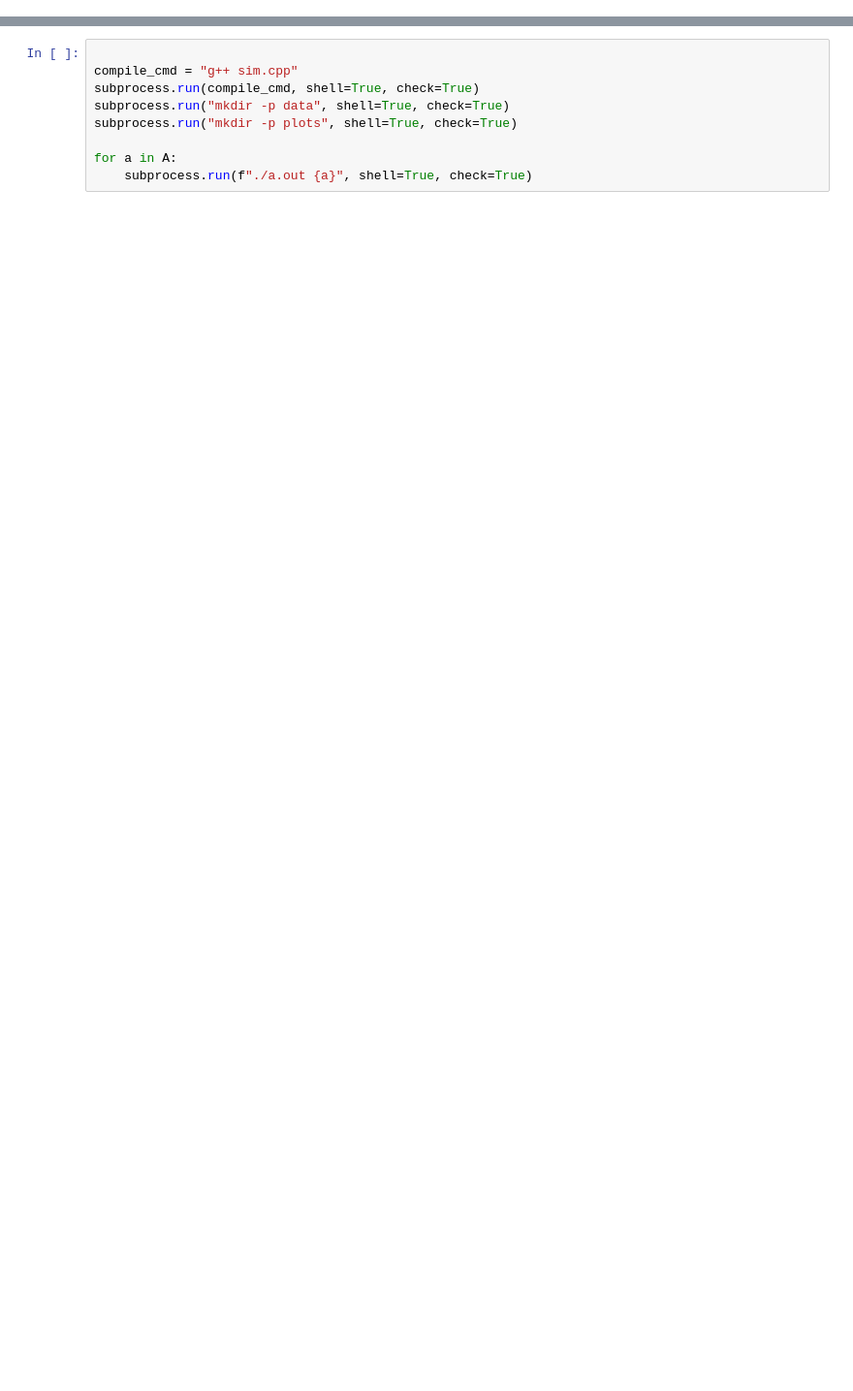
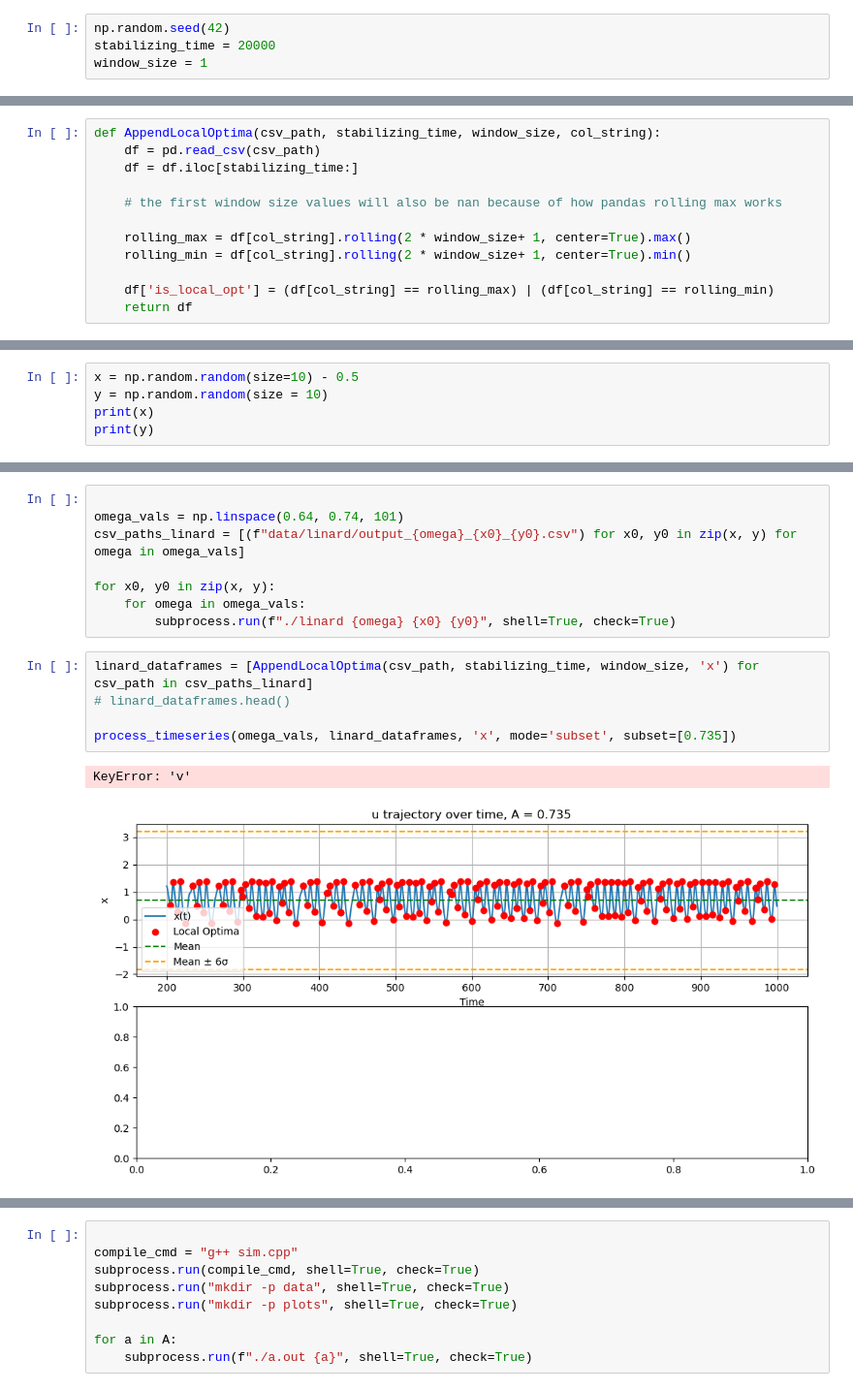
Before and after one commit to UberMayinch/Graph-Visibility, a Jupyter notebook: visualize.ipynb, the cells around one changed output, grey strips where cells are left out. Shown at 97% size. Drawn from its saved outputs; the diff is of its cells as text; blank space fills up the shorter version.

```diff
--- a/visualize.ipynb
+++ b/visualize.ipynb
@@ -8,0 +14,4 @@ ValueError: numpy.dtype size changed, may indicate binary incompatibility. Expec
+# %%
+np.random.seed(42)
+stabilizing_time = 20000
+window_size = 1
@@ -8,0 +21,12 @@ ValueError: numpy.dtype size changed, may indicate binary incompatibility. Expec
+# %%
+def AppendLocalOptima(csv_path, stabilizing_time, window_size, col_string):
+    df = pd.read_csv(csv_path)
+    df = df.iloc[stabilizing_time:]
+
+    # the first window size values will also be nan because of how pandas rolling max works
+
+    rolling_max = df[col_string].rolling(2 * window_size+ 1, center=True).max()
+    rolling_min = df[col_string].rolling(2 * window_size+ 1, center=True).min()
+
+    df['is_local_opt'] = (df[col_string] == rolling_max) | (df[col_string] == rolling_min)
+    return df
@@ -8,0 +159,5 @@ ValueError: numpy.dtype size changed, may indicate binary incompatibility. Expec
+# %%
+x = np.random.random(size=10) - 0.5
+y = np.random.random(size = 10)
+print(x)
+print(y)
@@ -8,0 +169,16 @@ ValueError: numpy.dtype size changed, may indicate binary incompatibility. Expec
+# %%
+
+omega_vals = np.linspace(0.64, 0.74, 101)
+csv_paths_linard = [(f"data/linard/output_{omega}_{x0}_{y0}.csv") for x0, y0 in zip(x, y) for omega in omega_vals]
+
+for x0, y0 in zip(x, y):
+    for omega in omega_vals:
+        subprocess.run(f"./linard {omega} {x0} {y0}", shell=True, check=True)
+# %%
+linard_dataframes = [AppendLocalOptima(csv_path, stabilizing_time, window_size, 'x') for csv_path in csv_paths_linard]
+# linard_dataframes.head()
+
+process_timeseries(omega_vals, linard_dataframes, 'x', mode='subset', subset=[0.735])
+# %% [output]
+KeyError: 'v'
+[figure, added]
```
Also changed, not shown: parts of 21 cells of this notebook, 5 other files.
